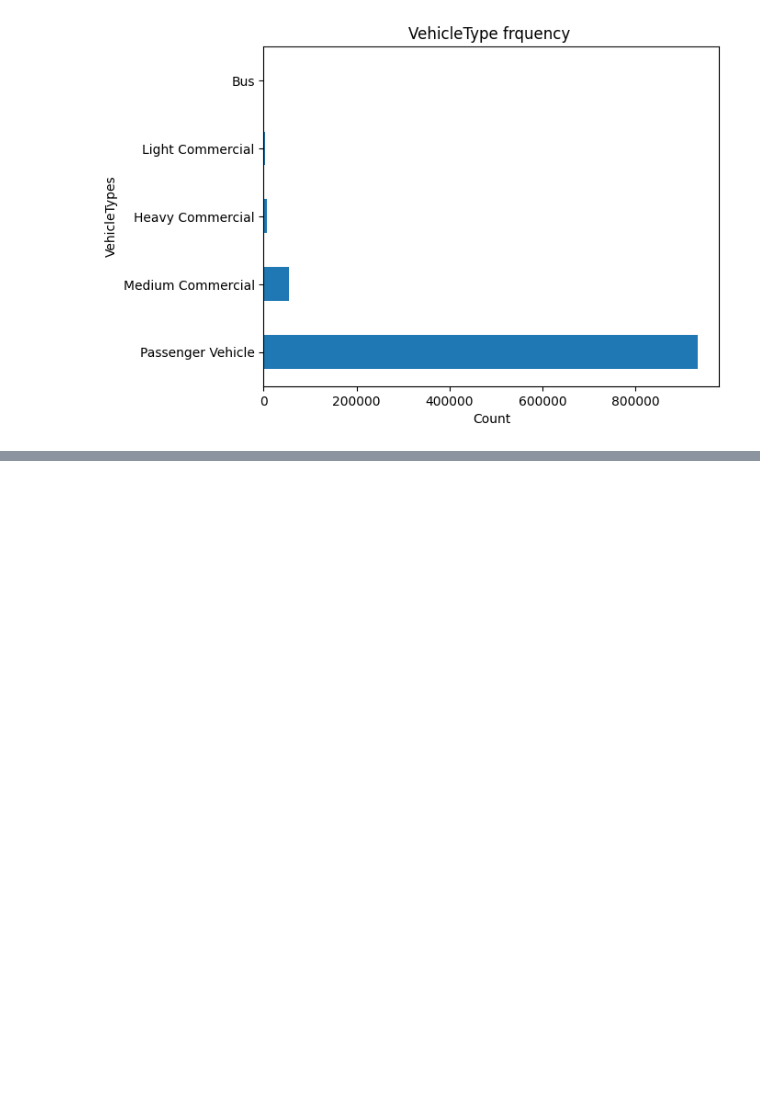
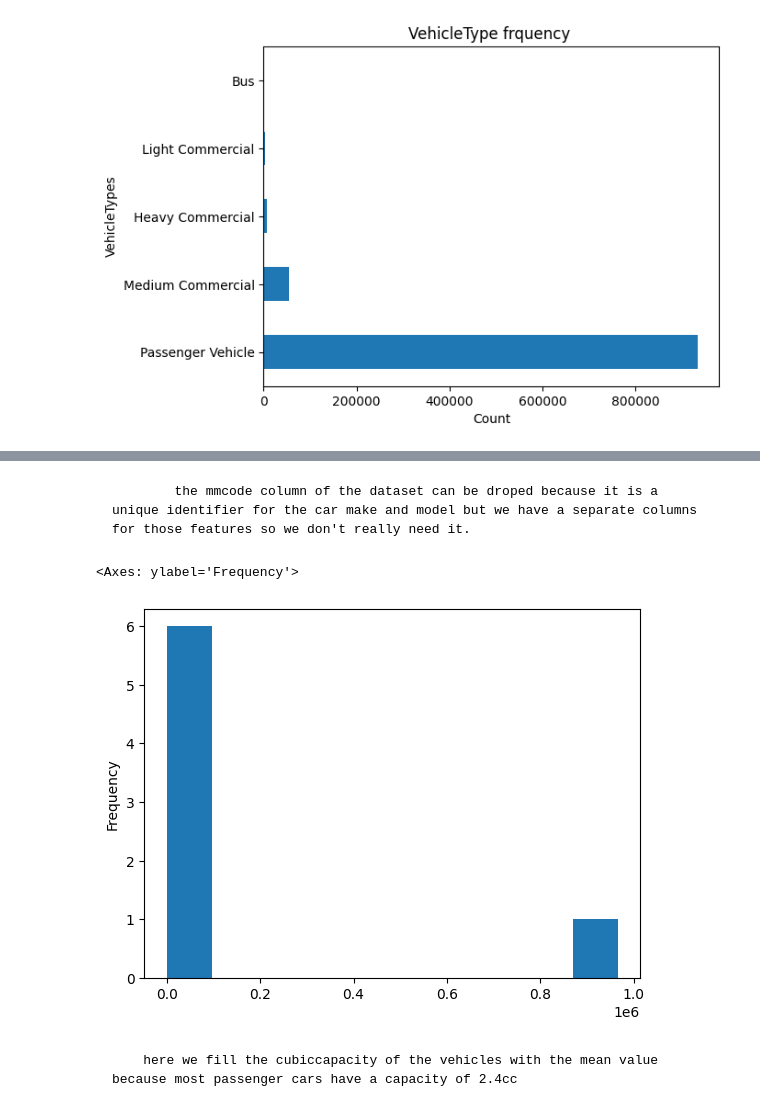
Before and after one commit to Tesfahun03/Insurance-Risk-Car-Insurance-Risk-Modeling, a Jupyter notebook: notebooks/data_cleaning.ipynb, the cells around one changed output, grey strips where cells are left out. Cells and saved outputs as stored; diff of their text form; code cells hidden in the pictures; blank space fills up the shorter version.

Commit message:
finished preparing and cleaning data

```diff
--- a/notebooks/main.ipynb
+++ b/notebooks/data_cleaning.ipynb
@@ -97,0 +119,2 @@ clean.plot_bar('Gender')
+# %% [markdown]
+            the mmcode column of the dataset can be droped because it is a unique identifier for the car make and model but we have a separate columns for those features so we don't really need it.
@@ -97,0 +123,5 @@ clean.plot_bar('Gender')
+# %%
+clean.plot_hist('Cylinders')
+# %% [output]
+<Axes: ylabel='Frequency'>
+[figure, added]
@@ -97,0 +133,2 @@ clean.plot_bar('Gender')
+# %% [markdown]
+        here we fill the cubiccapacity of the vehicles with the mean value because most passenger cars have a capacity of 2.4cc
```
Also changed, not shown: parts of 21 cells of this notebook, 1 other file.
